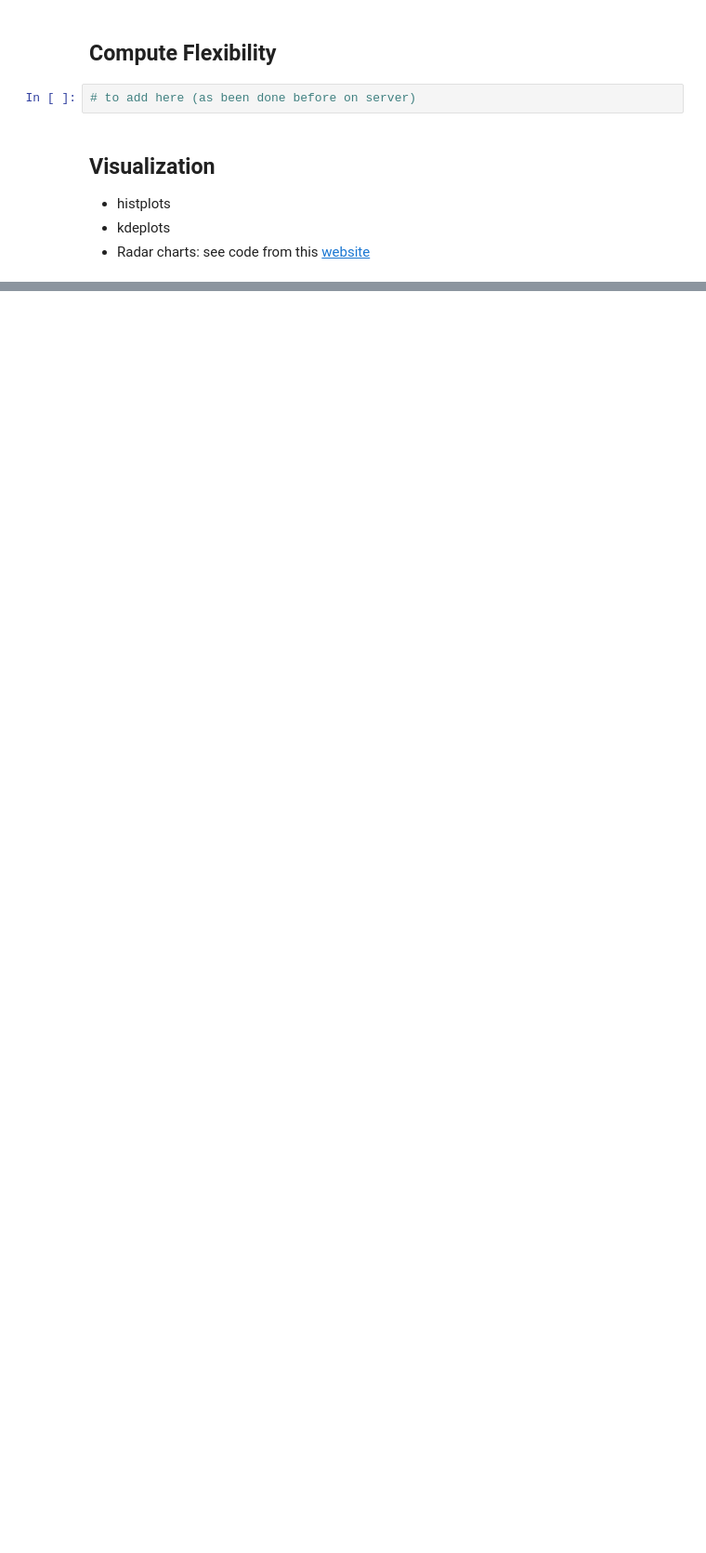
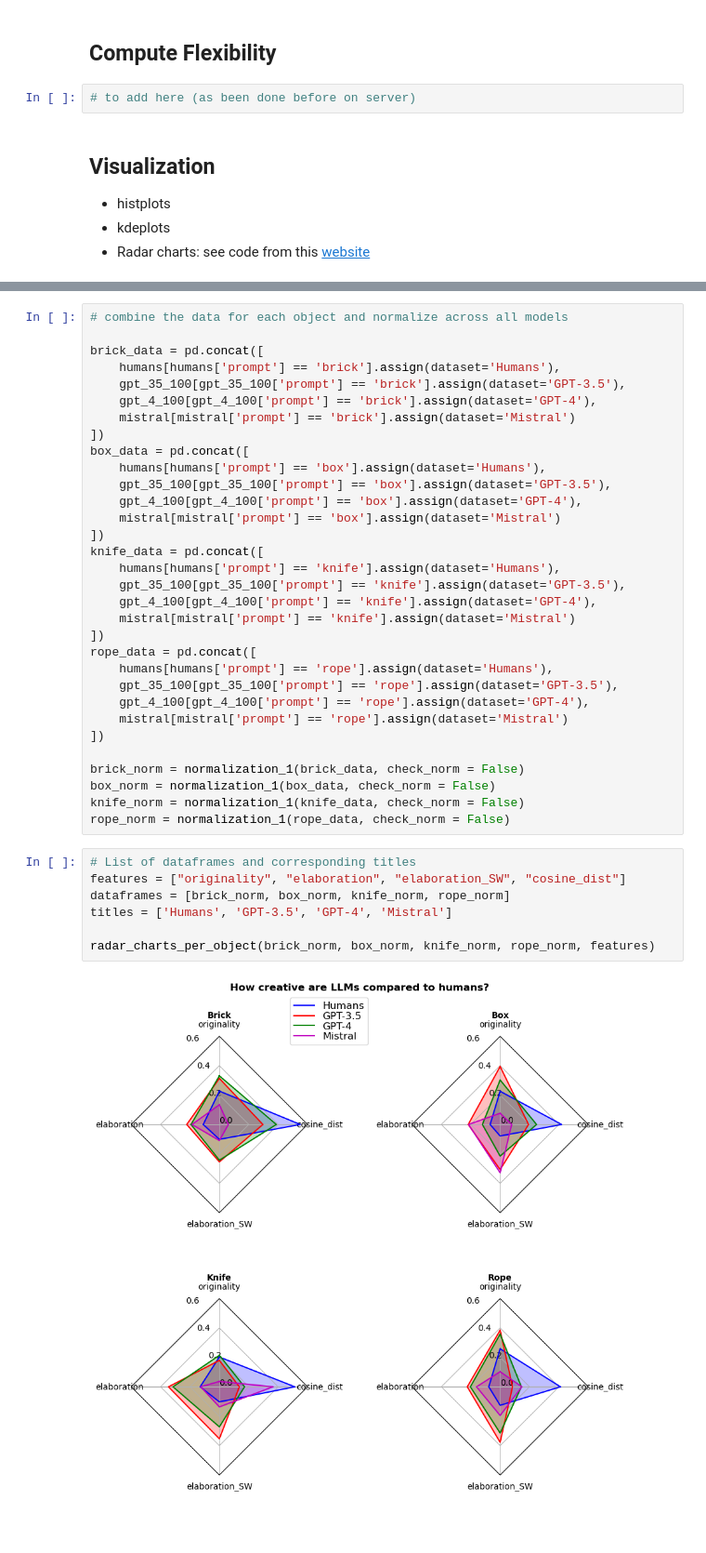
Before and after one commit to Maximelel/LLM_creativity_aut, a Jupyter notebook: benchmark.ipynb, the cells around one changed output, grey strips where cells are left out. Shown: that part at 93% size. Cells and saved outputs as stored; diff of their text form; blank space fills up the shorter version.

```diff
--- a/benchmark.ipynb
+++ b/benchmark.ipynb
@@ -261,2 +253,43 @@ radar_charts_per_object(humans_norm, gpt_35_100_norm, gpt_4_100_norm, mistral_no
+# %%
+# combine the data for each object and normalize across all models
+
+brick_data = pd.concat([
+    humans[humans['prompt'] == 'brick'].assign(dataset='Humans'),
+    gpt_35_100[gpt_35_100['prompt'] == 'brick'].assign(dataset='GPT-3.5'),
+    gpt_4_100[gpt_4_100['prompt'] == 'brick'].assign(dataset='GPT-4'),
+    mistral[mistral['prompt'] == 'brick'].assign(dataset='Mistral')
+])
+box_data = pd.concat([
+    humans[humans['prompt'] == 'box'].assign(dataset='Humans'),
+    gpt_35_100[gpt_35_100['prompt'] == 'box'].assign(dataset='GPT-3.5'),
+    gpt_4_100[gpt_4_100['prompt'] == 'box'].assign(dataset='GPT-4'),
+    mistral[mistral['prompt'] == 'box'].assign(dataset='Mistral')
+])
+knife_data = pd.concat([
+    humans[humans['prompt'] == 'knife'].assign(dataset='Humans'),
+    gpt_35_100[gpt_35_100['prompt'] == 'knife'].assign(dataset='GPT-3.5'),
+    gpt_4_100[gpt_4_100['prompt'] == 'knife'].assign(dataset='GPT-4'),
+    mistral[mistral['prompt'] == 'knife'].assign(dataset='Mistral')
+])
+rope_data = pd.concat([
+    humans[humans['prompt'] == 'rope'].assign(dataset='Humans'),
+    gpt_35_100[gpt_35_100['prompt'] == 'rope'].assign(dataset='GPT-3.5'),
+    gpt_4_100[gpt_4_100['prompt'] == 'rope'].assign(dataset='GPT-4'),
+    mistral[mistral['prompt'] == 'rope'].assign(dataset='Mistral')
+])
+
+brick_norm = normalization_1(brick_data, check_norm = False)
+box_norm = normalization_1(box_data, check_norm = False)
+knife_norm = normalization_1(knife_data, check_norm = False)
+rope_norm = normalization_1(rope_data, check_norm = False)
+# %%
+# List of dataframes and corresponding titles
+features = ["originality", "elaboration", "elaboration_SW", "cosine_dist"]
+dataframes = [brick_norm, box_norm, knife_norm, rope_norm]
+titles = ['Humans', 'GPT-3.5', 'GPT-4', 'Mistral']
+
+radar_charts_per_object(brick_norm, box_norm, knife_norm, rope_norm, features)
+# %% [output]
+[figure, added]
 # %% [markdown]
 #
```
Also changed, not shown: parts of 14 cells of this notebook, 2 other files.
